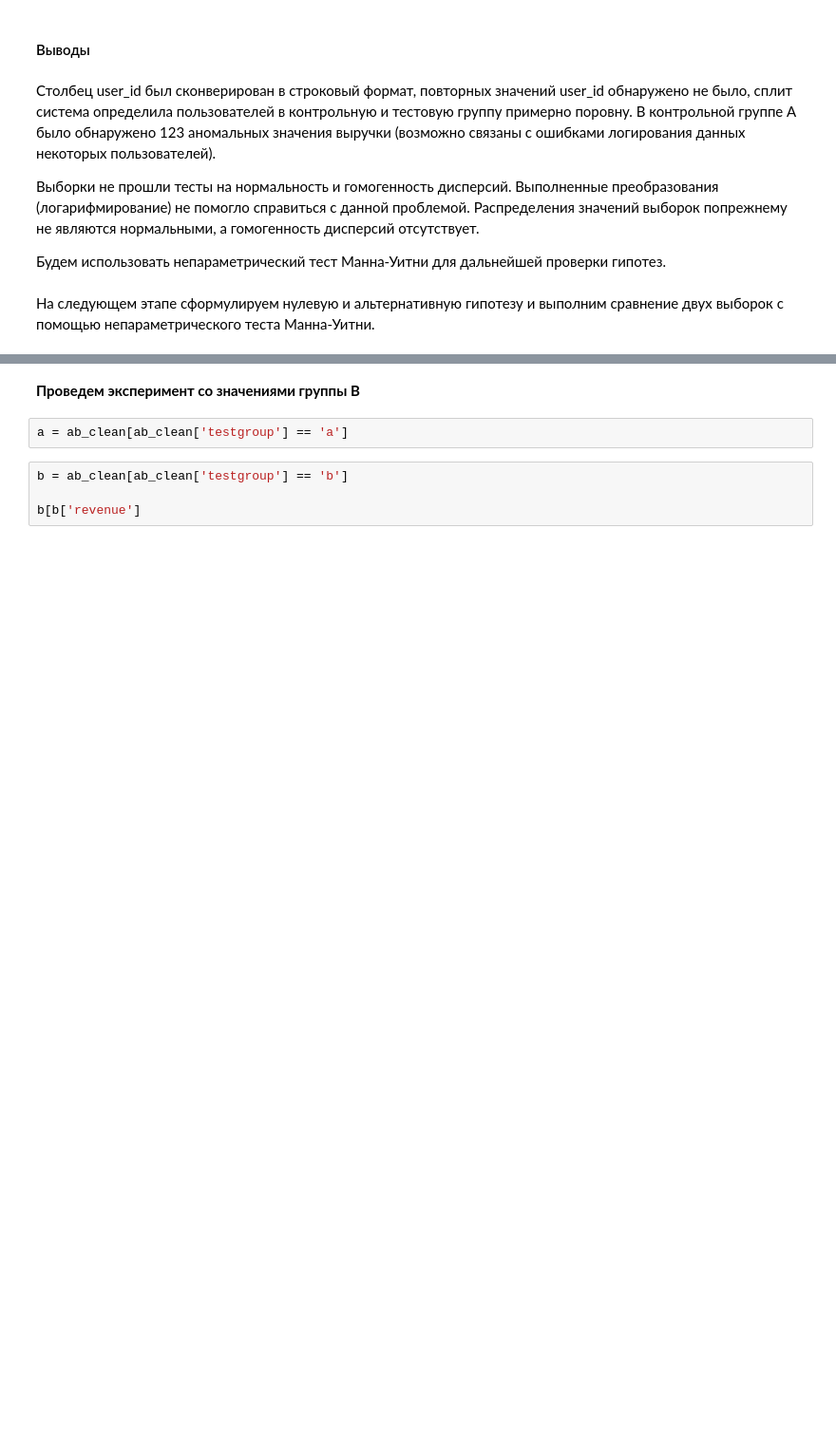
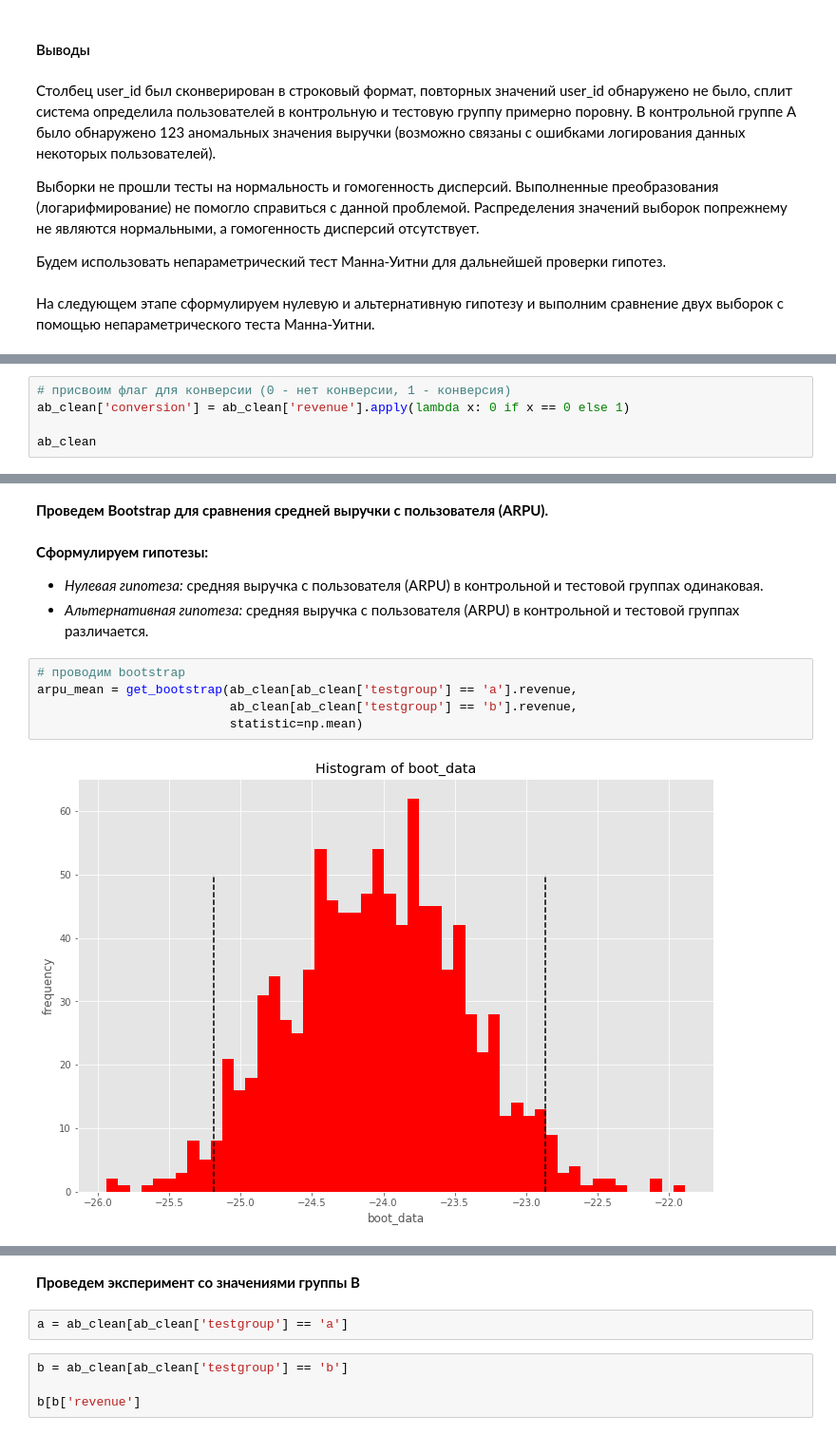
Before and after one commit to nktnlx/data_analysis_course, a Jupyter notebook: 37_final_project/final_project.ipynb, the cells around one changed output, grey strips where cells are left out. Shown at 95% size. Saved outputs shown, nothing was run; the diff lists cells and outputs as text; blank space fills up the shorter version.

```diff
--- a/37_final_project/final_project.ipynb
+++ b/37_final_project/final_project.ipynb
@@ -1143,0 +1203,5 @@ else:
+# %%
+# присвоим флаг для конверсии (0 - нет конверсии, 1 - конверсия)
+ab_clean['conversion'] = ab_clean['revenue'].apply(lambda x: 0 if x == 0 else 1)
+
+ab_clean
@@ -1143,0 +1355,13 @@ else:
+# %% [markdown]
+**Проведем Bootstrap для сравнения средней выручки с пользователя (ARPU).**
+# %% [markdown]
+**Cформулируем гипотезы:**
+* *Нулевая гипотеза:* средняя выручка с пользователя (ARPU) в контрольной и тестовой группах одинаковая.
+* *Альтернативная гипотеза:* средняя выручка с пользователя (ARPU) в контрольной и тестовой группах различается.
+# %%
+# проводим bootstrap
+arpu_mean = get_bootstrap(ab_clean[ab_clean['testgroup'] == 'a'].revenue,
+                          ab_clean[ab_clean['testgroup'] == 'b'].revenue,
+                          statistic=np.mean)
+# %% [output]
+[figure, added]
```
Also changed, not shown: parts of 44 cells of this notebook.
